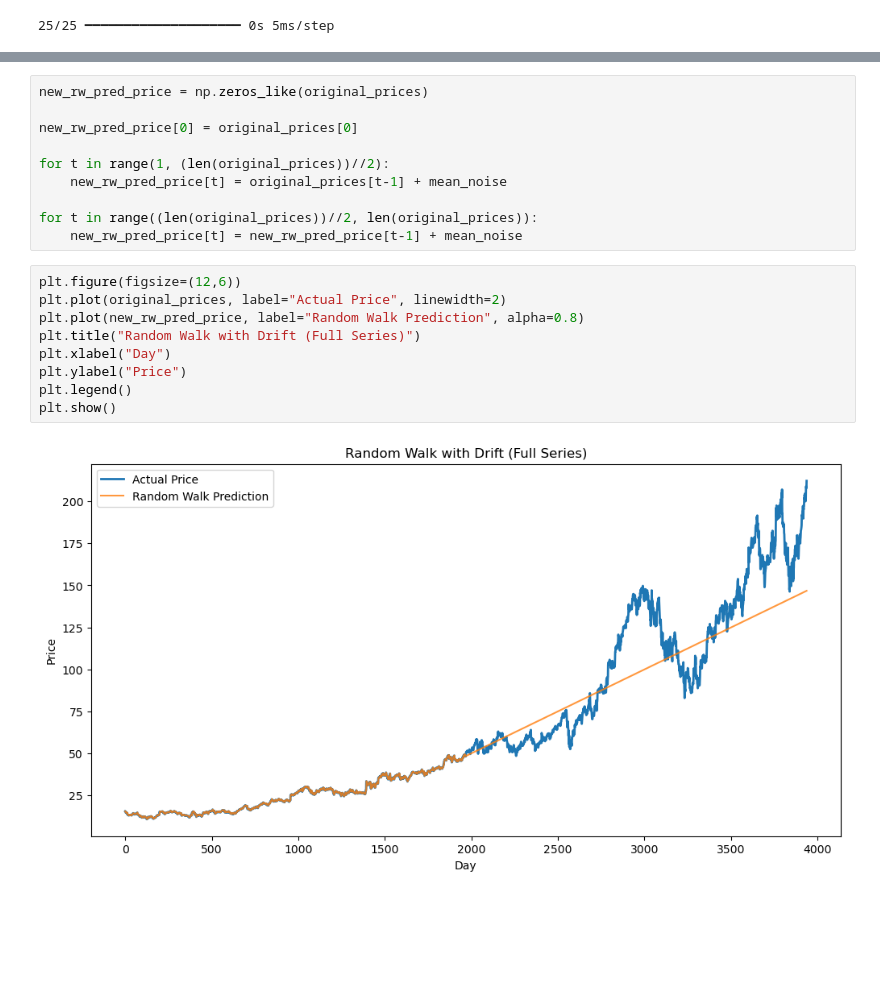
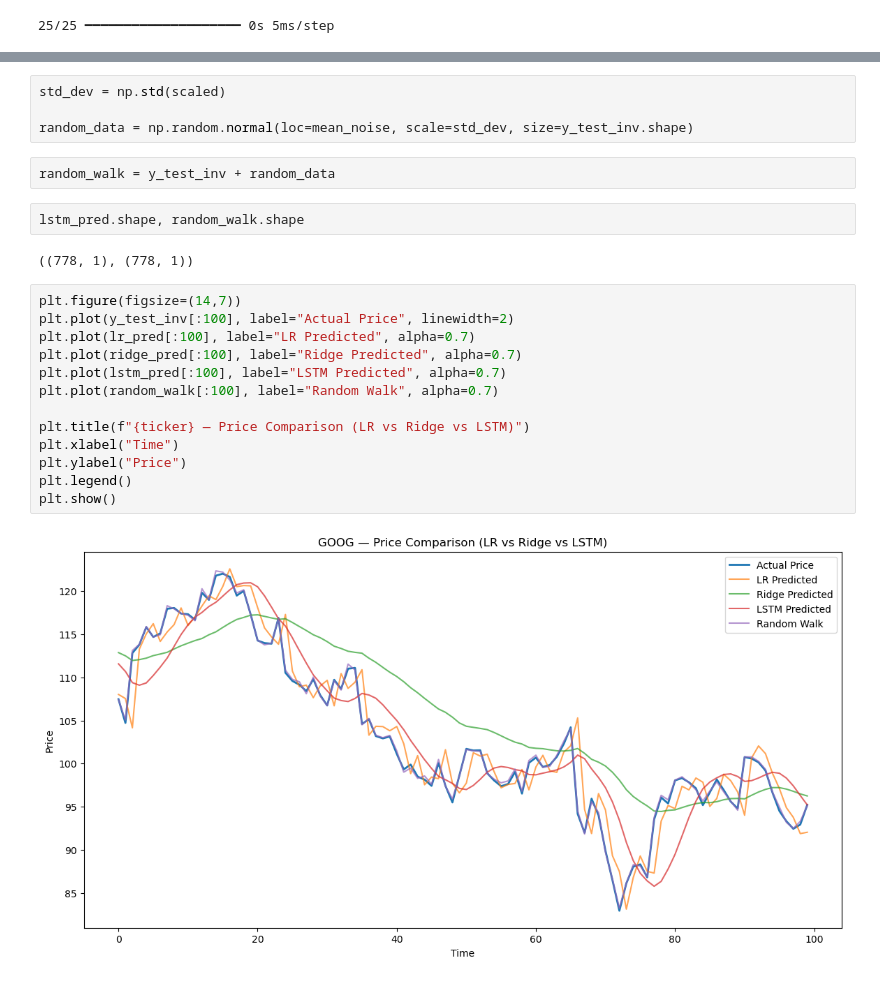
Before and after one commit to DaxalP/ECO331-Time-Series-Modeling-for-Stock-Price-Prediction, a Jupyter notebook: Without_Differencing.ipynb, the cells around one changed output, grey strips where cells are left out. Drawn from its saved outputs; the diff is of its cells as text; blank space fills up the shorter version.

```diff
--- a/Without_Differencing.ipynb
+++ b/Without_Differencing.ipynb
@@ -189,21 +153,25 @@ plt.show()
-# %%
-new_rw_pred_price = np.zeros_like(original_prices)
-
-new_rw_pred_price[0] = original_prices[0]
-
-for t in range(1, (len(original_prices))//2):
-    new_rw_pred_price[t] = original_prices[t-1] + mean_noise
-
-for t in range((len(original_prices))//2, len(original_prices)):
-    new_rw_pred_price[t] = new_rw_pred_price[t-1] + mean_noise
-# %%
-plt.figure(figsize=(12,6))
-plt.plot(original_prices, label="Actual Price", linewidth=2)
-plt.plot(new_rw_pred_price, label="Random Walk Prediction", alpha=0.8)
-plt.title("Random Walk with Drift (Full Series)")
-plt.xlabel("Day")
-plt.ylabel("Price")
-plt.legend()
-plt.show()
-# %% [output]
-[figure, removed]
+# %%
+std_dev = np.std(scaled)
+
+random_data = np.random.normal(loc=mean_noise, scale=std_dev, size=y_test_inv.shape)
+# %%
+random_walk = y_test_inv + random_data
+# %%
+lstm_pred.shape, random_walk.shape
+# %% [output]
+((778, 1), (778, 1))
+# %%
+plt.figure(figsize=(14,7))
+plt.plot(y_test_inv[:100], label="Actual Price", linewidth=2)
+plt.plot(lr_pred[:100], label="LR Predicted", alpha=0.7)
+plt.plot(ridge_pred[:100], label="Ridge Predicted", alpha=0.7)
+plt.plot(lstm_pred[:100], label="LSTM Predicted", alpha=0.7)
+plt.plot(random_walk[:100], label="Random Walk", alpha=0.7)
+
+plt.title(f"{ticker} — Price Comparison (LR vs Ridge vs LSTM)")
+plt.xlabel("Time")
+plt.ylabel("Price")
+plt.legend()
+plt.show()
+# %% [output]
+[figure, added]
```
Also changed, not shown: parts of 7 cells of this notebook.
